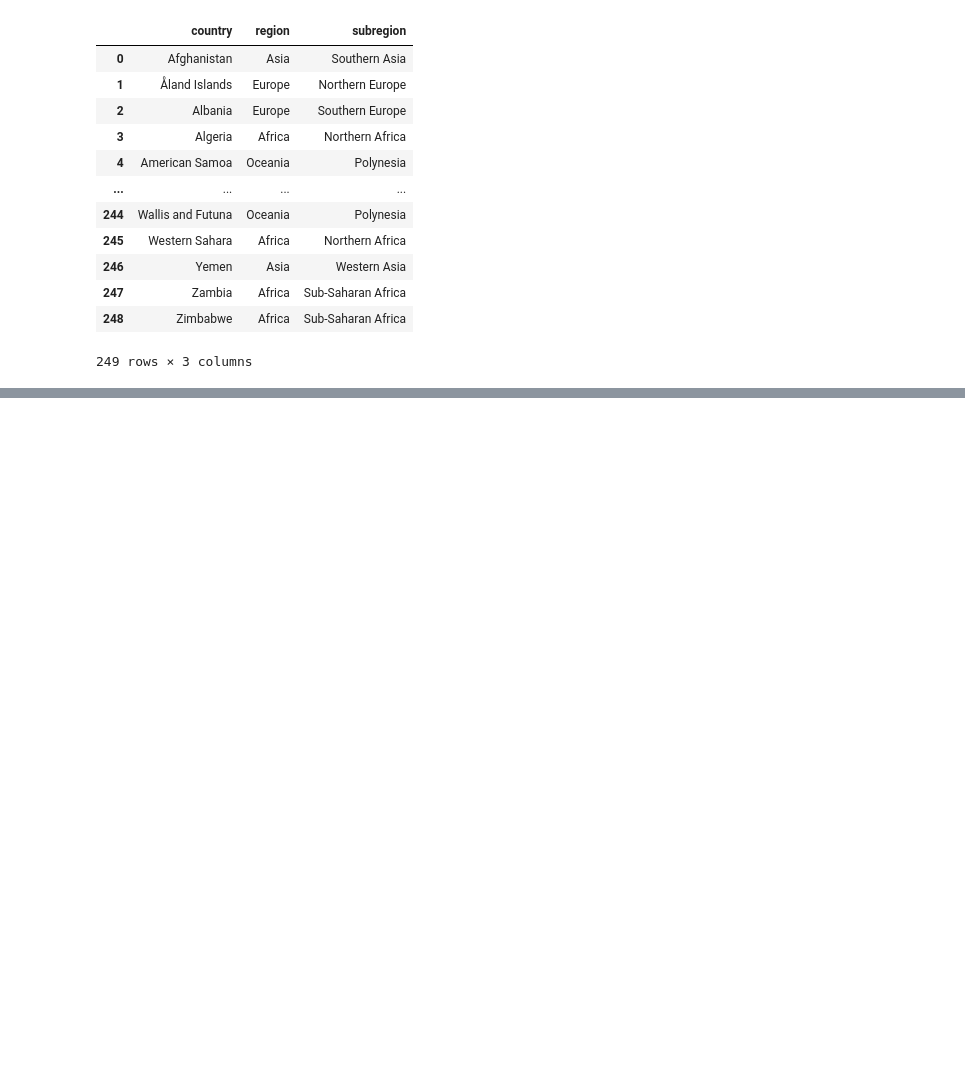
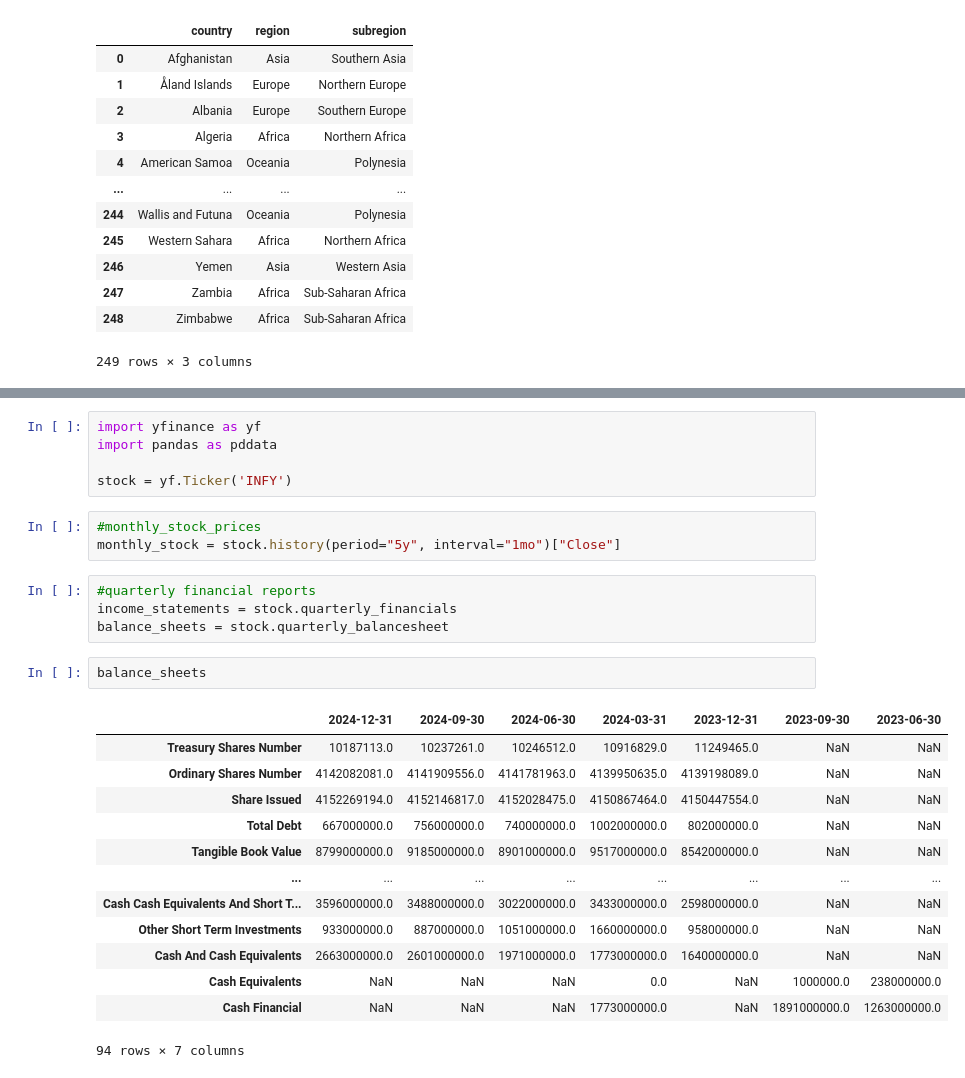
Before and after one commit to shiyun36/dsa3101, a Jupyter notebook: notebooks/database.ipynb, the cells around one changed output, grey strips where cells are left out. Cells and saved outputs as stored; diff of their text form; blank space fills up the shorter version.

Commit message:
trying to get financial data roa roe scrapped

```diff
--- a/notebooks/database.ipynb
+++ b/notebooks/database.ipynb
@@ -294,0 +408,28 @@ pd.read_csv('country_regions.csv',index_col=0)
+# %%
+import yfinance as yf
+import pandas as pddata
+
+stock = yf.Ticker('INFY')
+# %%
+#monthly_stock_prices
+monthly_stock = stock.history(period="5y", interval="1mo")["Close"]
+# %%
+#quarterly financial reports
+income_statements = stock.quarterly_financials
+balance_sheets = stock.quarterly_balancesheet
+# %%
+balance_sheets
+# %% [output]
+|  | 2024-12-31 | 2024-09-30 | 2024-06-30 | 2024-03-31 | 2023-12-31 | 2023-09-30 | 2023-06-30 |
+| Treasury Shares Number | 10187113.0 | 10237261.0 | 10246512.0 | 10916829.0 | 11249465.0 | NaN | NaN |
+| Ordinary Shares Number | 4142082081.0 | 4141909556.0 | 4141781963.0 | 4139950635.0 | 4139198089.0 | NaN | NaN |
+| Share Issued | 4152269194.0 | 4152146817.0 | 4152028475.0 | 4150867464.0 | 4150447554.0 | NaN | NaN |
+| Total Debt | 667000000.0 | 756000000.0 | 740000000.0 | 1002000000.0 | 802000000.0 | NaN | NaN |
+| Tangible Book Value | 8799000000.0 | 9185000000.0 | 8901000000.0 | 9517000000.0 | 8542000000.0 | NaN | NaN |
+| ... | ... | ... | ... | ... | ... | ... | ... |
+| Cash Cash Equivalents And Short T... | 3596000000.0 | 3488000000.0 | 3022000000.0 | 3433000000.0 | 2598000000.0 | NaN | NaN |
+| Other Short Term Investments | 933000000.0 | 887000000.0 | 1051000000.0 | 1660000000.0 | 958000000.0 | NaN | NaN |
+| Cash And Cash Equivalents | 2663000000.0 | 2601000000.0 | 1971000000.0 | 1773000000.0 | 1640000000.0 | NaN | NaN |
+| Cash Equivalents | NaN | NaN | NaN | 0.0 | NaN | 1000000.0 | 238000000.0 |
+| Cash Financial | NaN | NaN | NaN | 1773000000.0 | NaN | 1891000000.0 | 1263000000.0 |
+94 rows × 7 columns
```
Also changed, not shown: parts of 12 cells of this notebook.
